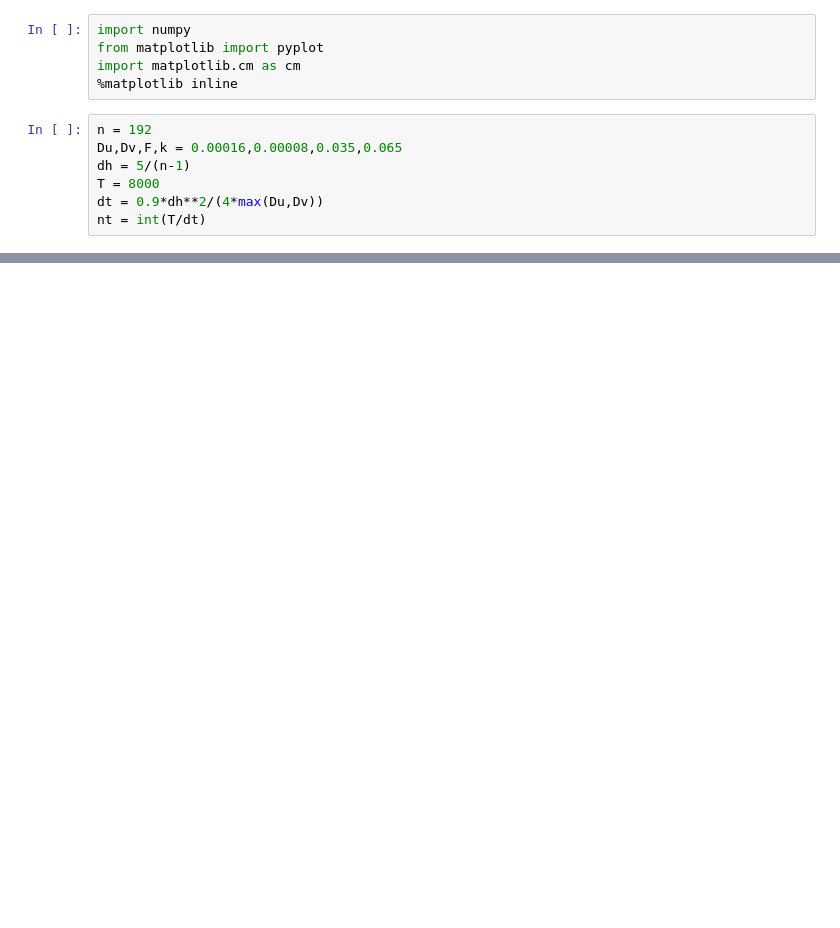
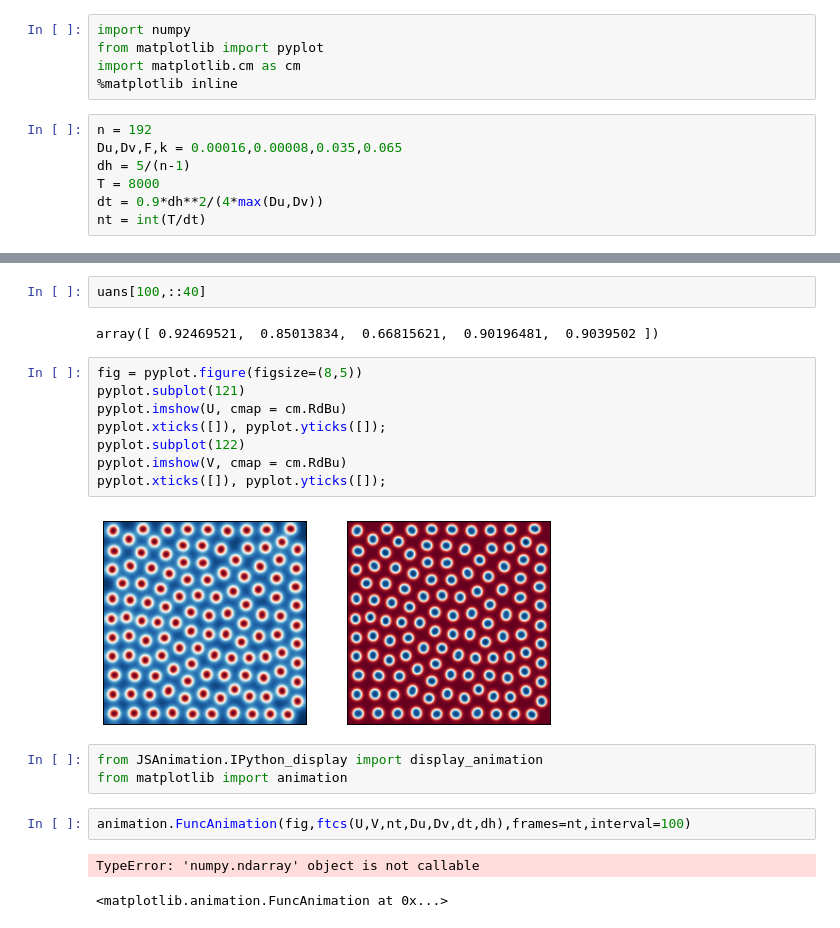
Before and after one commit to vickyat/MAE6286_2, a Jupyter notebook: Module_4/gray-scott_assgn.ipynb, the cells around one changed output, grey strips where cells are left out. Cells and saved outputs as stored; diff of their text form; blank space fills up the shorter version.

```diff
--- a/Module_4/gray-scott_assgn.ipynb
+++ b/Module_4/gray-scott_assgn.ipynb
@@ -18,0 +91,22 @@ FileNotFoundError: [Errno 2] No such file or directory: './data/uvinitial.npz'
+# %%
+uans[100,::40]
+# %% [output]
+array([ 0.92469521,  0.85013834,  0.66815621,  0.90196481,  0.9039502 ])
+# %%
+fig = pyplot.figure(figsize=(8,5))
+pyplot.subplot(121)
+pyplot.imshow(U, cmap = cm.RdBu)
+pyplot.xticks([]), pyplot.yticks([]);
+pyplot.subplot(122)
+pyplot.imshow(V, cmap = cm.RdBu)
+pyplot.xticks([]), pyplot.yticks([]);
+# %% [output]
+[figure, added]
+# %%
+from JSAnimation.IPython_display import display_animation
+from matplotlib import animation
+# %%
+animation.FuncAnimation(fig,ftcs(U,V,nt,Du,Dv,dt,dh),frames=nt,interval=100)
+# %% [output]
+TypeError: 'numpy.ndarray' object is not callable
+<matplotlib.animation.FuncAnimation at 0x...>
```
Also changed, not shown: parts of 7 cells of this notebook.
